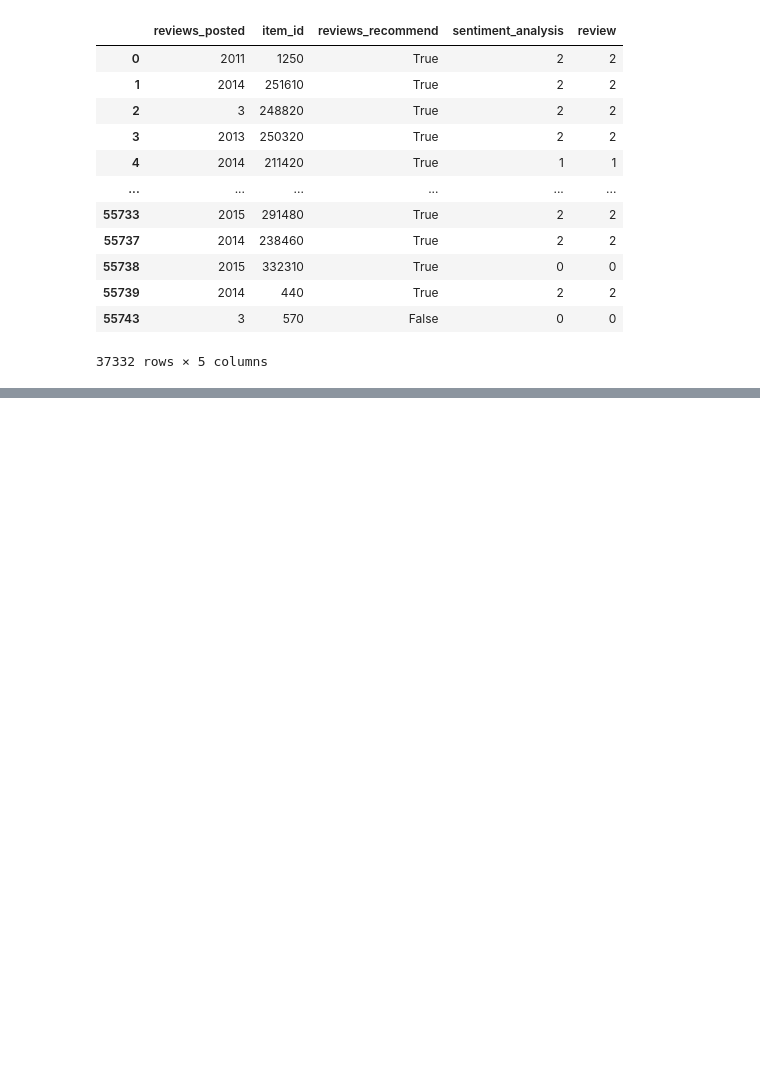
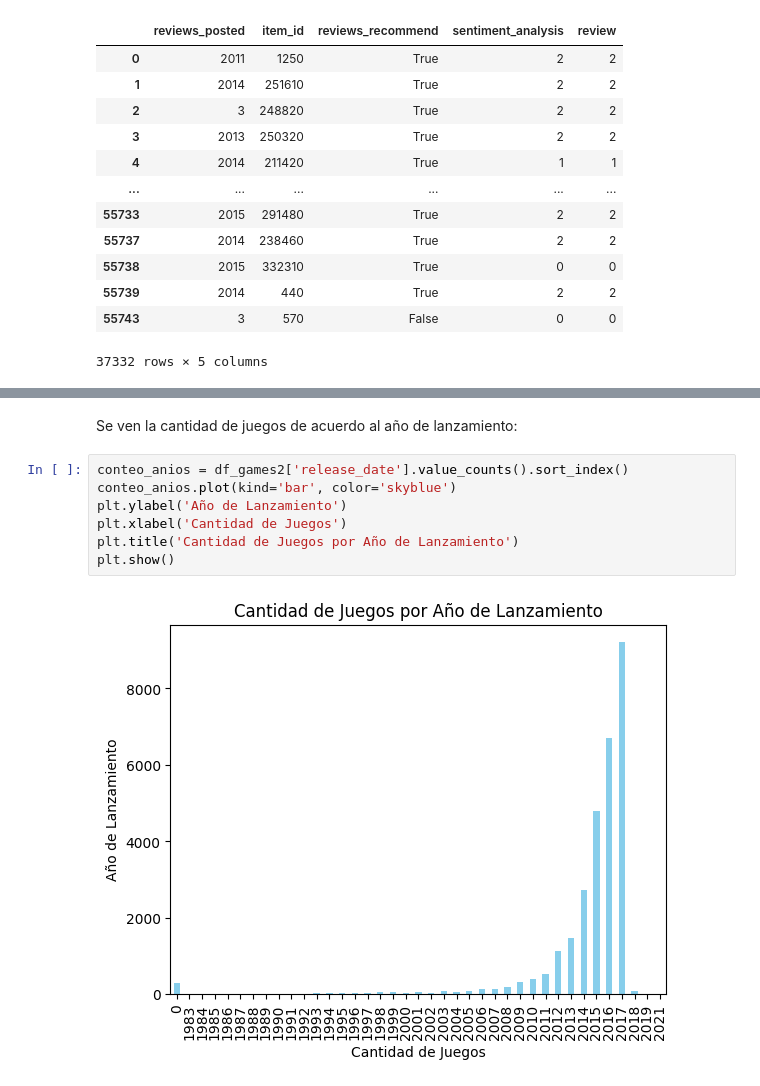
Before and after one commit to camillaneza/PI1_MLOps_Steam_Games, a Jupyter notebook: Jupyter/Feature_Engineering.ipynb, the cells around one changed output, grey strips where cells are left out. Drawn from its saved outputs; the diff is of its cells as text; blank space fills up the shorter version.

```diff
--- a/Jupyter/Feature_Engineering.ipynb
+++ b/Jupyter/Feature_Engineering.ipynb
@@ -567,0 +640,11 @@ df_reviews2
+# %% [markdown]
+Se ven la cantidad de juegos de acuerdo al año de lanzamiento:
+# %%
+conteo_anios = df_games2['release_date'].value_counts().sort_index()
+conteo_anios.plot(kind='bar', color='skyblue')
+plt.ylabel('Año de Lanzamiento')
+plt.xlabel('Cantidad de Juegos')
+plt.title('Cantidad de Juegos por Año de Lanzamiento')
+plt.show()
+# %% [output]
+[figure, added]
```
Also changed, not shown: parts of 16 cells of this notebook, 1 other file.
